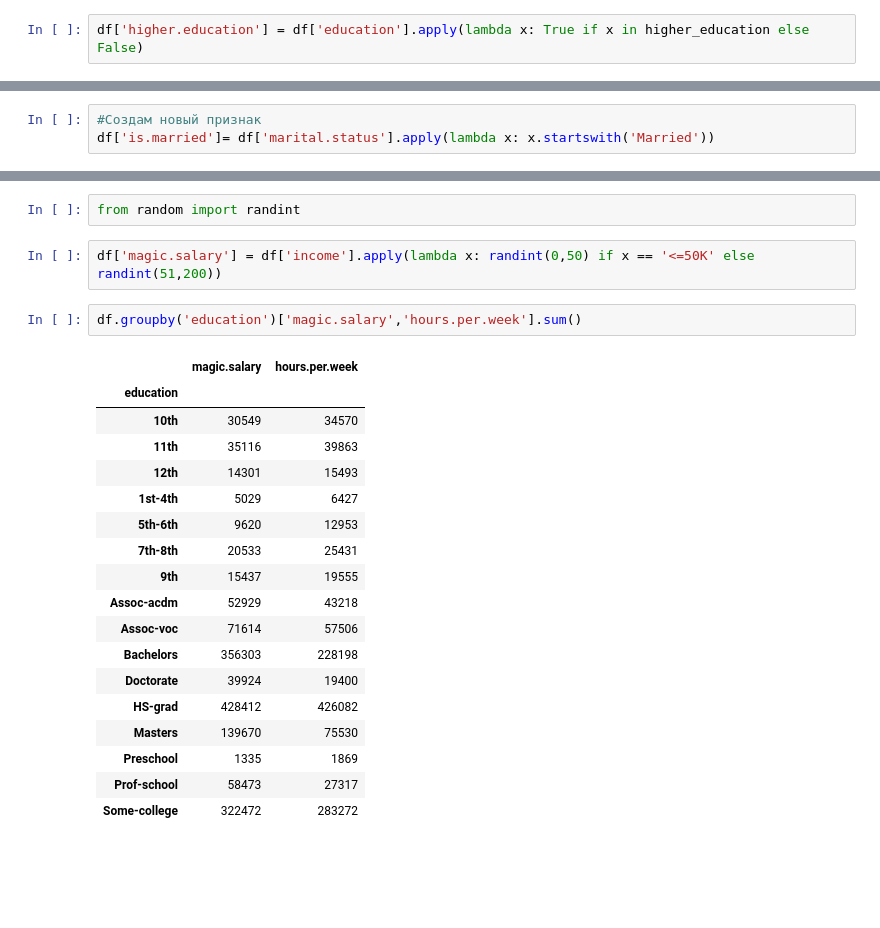
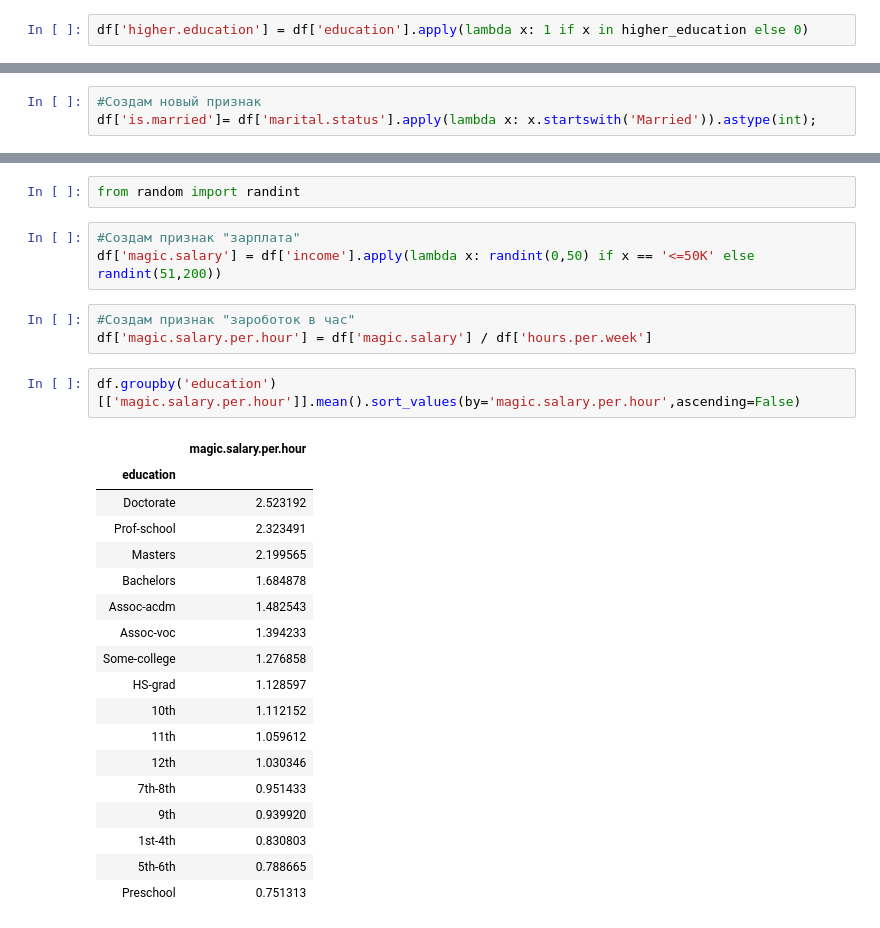
Before and after one commit to D7nis/Course-ML-Classic, a Jupyter notebook: Practice/1. Numpy + pandas/homework/01-02-workshop-pandas_DDA.ipynb, the cells around one changed output, grey strips where cells are left out. Drawn from its saved outputs; the diff is of its cells as text; blank space fills up the shorter version.

```diff
--- a/Practice/1. Numpy + pandas/homework/01-02-workshop-pandas_DDA.ipynb
+++ b/Practice/1. Numpy + pandas/homework/01-02-workshop-pandas_DDA.ipynb
@@ -192,7 +205,7 @@ Name: age, dtype: float64
 # %%
 higher_education = ['Bachelors', 'Prof-school', 'Assoc-acdm', 'Assoc-voc', 'Masters', 'Doctorate']
 # %%
-df['higher.education'] = df['education'].apply(lambda x: True if x in higher_education else False)
+df['higher.education'] = df['education'].apply(lambda x: 1 if x in higher_education else 0)
 # %%
 df.groupby('income')['higher.education'].value_counts(normalize=True)
 # %% [output]
@@ -208,7 +221,7 @@ Name: higher.education, dtype: float64
 11) Среди кого больше доля зарабатывающих много (>50K): среди женатых или холостых мужчин (признак marital-status)? Женатыми считаем тех, у кого marital-status начинается с Married (Married-civ-spouse, Married-spouse-absent или Married-AF-spouse), остальных считаем холостыми. (2 балла)
 # %%
 #Создам новый признак
-df['is.married']= df['marital.status'].apply(lambda x: x.startswith('Married'))
+df['is.married']= df['marital.status'].apply(lambda x: x.startswith('Married')).astype(int);
 # %%
 df[df['income']=='>50K']['is.married'].value_counts(normalize=True)
 # %% [output]
@@ -278,25 +291,29 @@ Name: native.country, dtype: int64
 # %%
 from random import randint
 # %%
+#Создам признак "зарплата"
 df['magic.salary'] = df['income'].apply(lambda x: randint(0,50) if x == '<=50K' else randint(51,200))
+# %%
+#Создам признак "зароботок в час"
+df['magic.salary.per.hour'] = df['magic.salary'] / df['hours.per.week']
 # %%
-df.groupby('education')['magic.salary','hours.per.week'].sum()
+df.groupby('education')[['magic.salary.per.hour']].mean().sort_values(by='magic.salary.per.hour',ascending=False)
 # %% [output]
-|  | magic.salary | hours.per.week |
-| education |  |  |
-| 10th | 30549 | 34570 |
-| 11th | 35116 | 39863 |
-| 12th | 14301 | 15493 |
-| 1st-4th | 5029 | 6427 |
-| 5th-6th | 9620 | 12953 |
-| 7th-8th | 20533 | 25431 |
-| 9th | 15437 | 19555 |
-| Assoc-acdm | 52929 | 43218 |
-| Assoc-voc | 71614 | 57506 |
-| Bachelors | 356303 | 228198 |
-| Doctorate | 39924 | 19400 |
-| HS-grad | 428412 | 426082 |
-| Masters | 139670 | 75530 |
-| Preschool | 1335 | 1869 |
-| Prof-school | 58473 | 27317 |
-| Some-college | 322472 | 283272 |
+|  | magic.salary.per.hour |
+| education |  |
+| Doctorate | 2.523192 |
+| Prof-school | 2.323491 |
+| Masters | 2.199565 |
+| Bachelors | 1.684878 |
+| Assoc-acdm | 1.482543 |
+| Assoc-voc | 1.394233 |
+| Some-college | 1.276858 |
+| HS-grad | 1.128597 |
+| 10th | 1.112152 |
+| 11th | 1.059612 |
+| 12th | 1.030346 |
+| 7th-8th | 0.951433 |
+| 9th | 0.939920 |
+| 1st-4th | 0.830803 |
+| 5th-6th | 0.788665 |
+| Preschool | 0.751313 |
```
Also changed, not shown: parts of 18 cells of this notebook.
